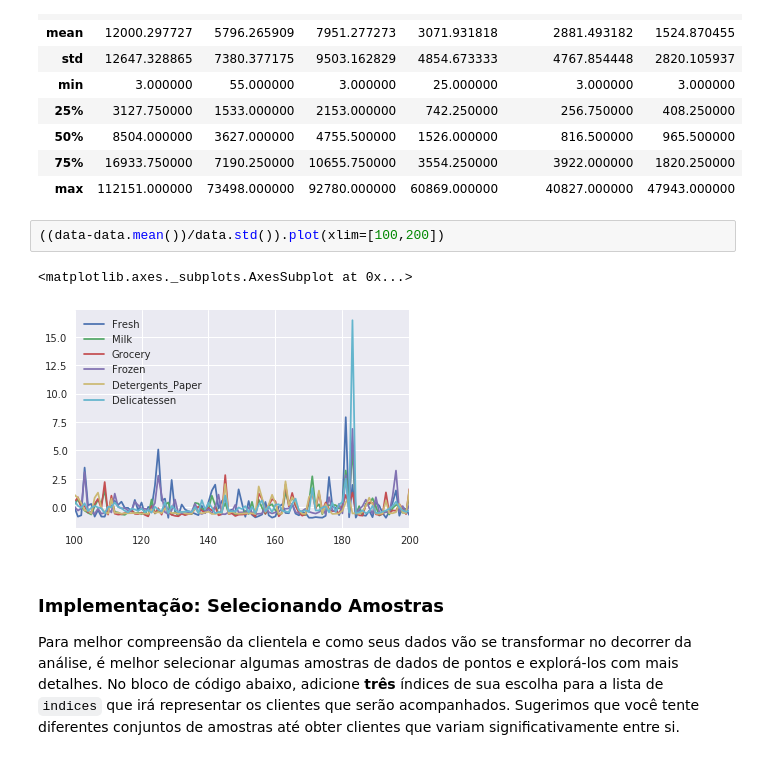
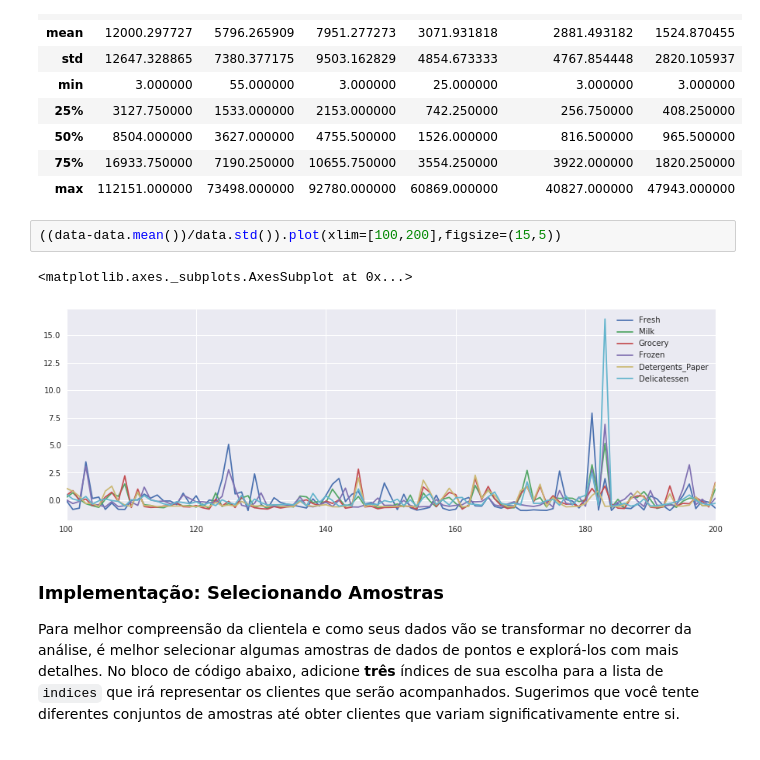
Before and after one commit to iuryt/ML, a Jupyter notebook: customer_segments/customer_segments_PT.ipynb, the cells around one changed output. Cells and saved outputs as stored; diff of their text form.

```diff
--- a/customer_segments/customer_segments_PT.ipynb
+++ b/customer_segments/customer_segments_PT.ipynb
@@ -103,10 +103,10 @@ display(data.describe())
 | 75% | 16933.750000 | 7190.250000 | 10655.750000 | 3554.250000 | 3922.000000 | 1820.250000 |
 | max | 112151.000000 | 73498.000000 | 92780.000000 | 60869.000000 | 40827.000000 | 47943.000000 |
 # %%
-((data-data.mean())/data.std()).plot(xlim=[100,200])
+((data-data.mean())/data.std()).plot(xlim=[100,200],figsize=(15,5))
 # %% [output]
 <matplotlib.axes._subplots.AxesSubplot at 0x...>
-[figure, old version]
+[figure, new version]
 # %% [markdown]
 ### Implementação: Selecionando Amostras
 Para melhor compreensão da clientela e como seus dados vão se transformar no decorrer da análise, é melhor selecionar algumas amostras de dados de pontos e explorá-los com mais detalhes. No bloco de código abaixo, adicione **três** índices de sua escolha para a lista de `indices` que irá representar os clientes que serão acompanhados. Sugerimos que você tente diferentes conjuntos de amostras até obter clientes que variam significativamente entre si.
```
Also changed, not shown: parts of 24 cells of this notebook.
